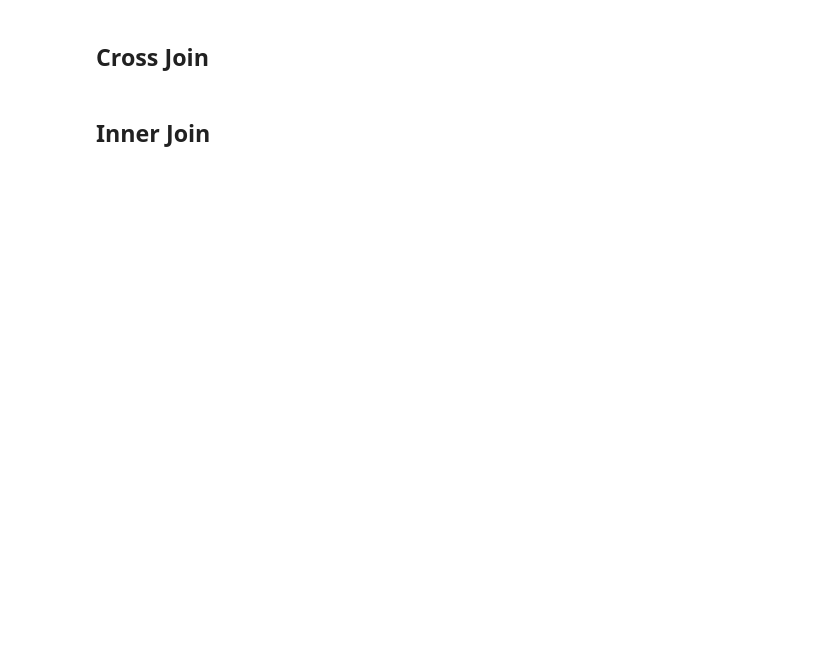
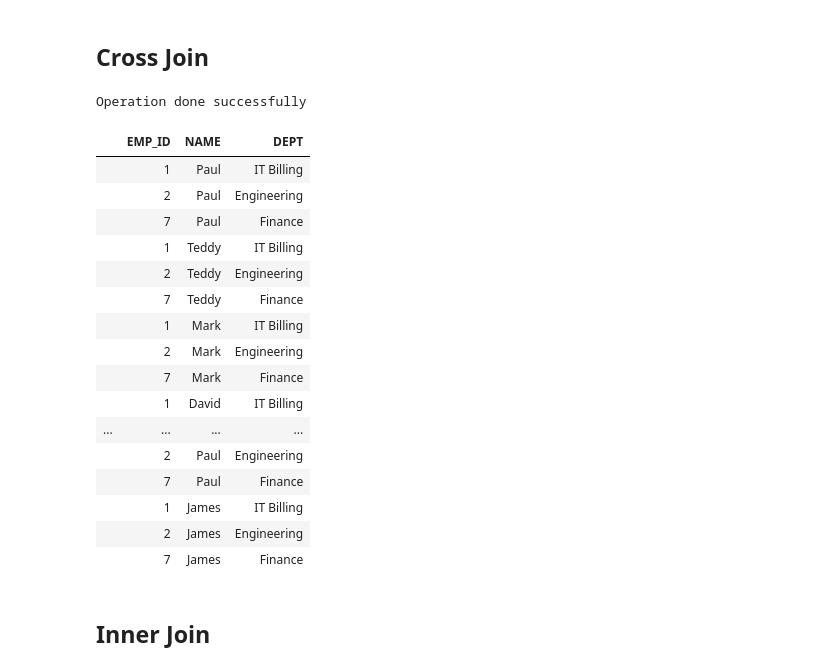
Before and after one commit to mohkaow/AIML101, a Jupyter notebook: 103_sql_example.ipynb, the cells around one changed output. Cells and saved outputs as stored; diff of their text form; code cells hidden in the pictures; blank space fills up the shorter version.

```diff
--- a/103_sql_example.ipynb
+++ b/103_sql_example.ipynb
@@ -678,12 +966,31 @@ show_data(rows, column_names)
 # %%
 conn = sqlite3.connect('test.db')
 
 cursor = conn.execute("SELECT EMP_ID, NAME, DEPT FROM COMPANY CROSS JOIN DEPARTMENT")
-rows, column_names = get_data(cursor)
+df = get_data(cursor)
 
 print("Operation done successfully")
 conn.close()
-show_data(rows, column_names)
+df
+# %% [output]
+Operation done successfully
+|  | EMP_ID | NAME | DEPT |
+|  | 1 | Paul | IT Billing |
+|  | 2 | Paul | Engineering |
+|  | 7 | Paul | Finance |
+|  | 1 | Teddy | IT Billing |
+|  | 2 | Teddy | Engineering |
+|  | 7 | Teddy | Finance |
+|  | 1 | Mark | IT Billing |
+|  | 2 | Mark | Engineering |
+|  | 7 | Mark | Finance |
+|  | 1 | David | IT Billing |
+| ... | ... | ... | ... |
+|  | 2 | Paul | Engineering |
+|  | 7 | Paul | Finance |
+|  | 1 | James | IT Billing |
+|  | 2 | James | Engineering |
+|  | 7 | James | Finance |
 # %% [markdown]
 ## Inner Join
 # %%
```
Also changed, not shown: parts of 83 cells of this notebook.
